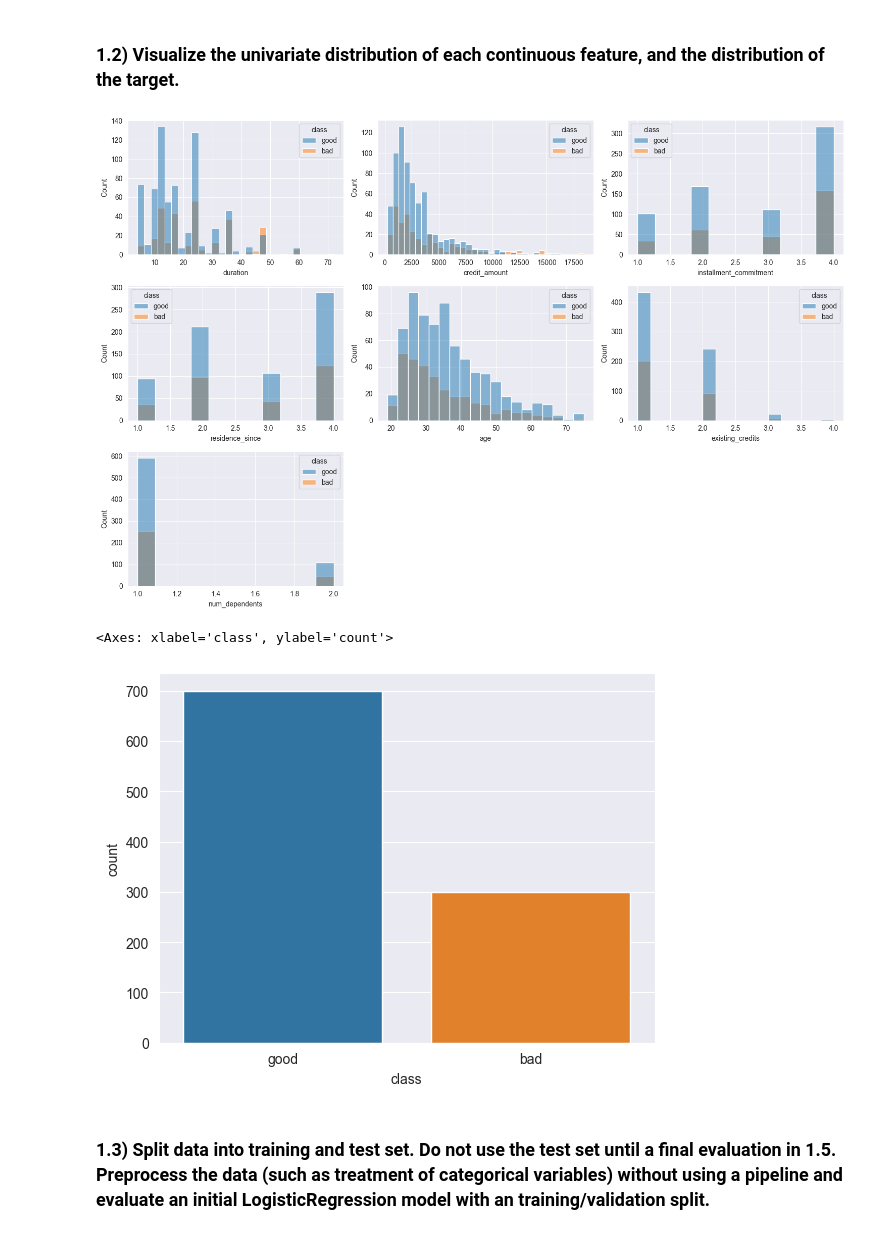
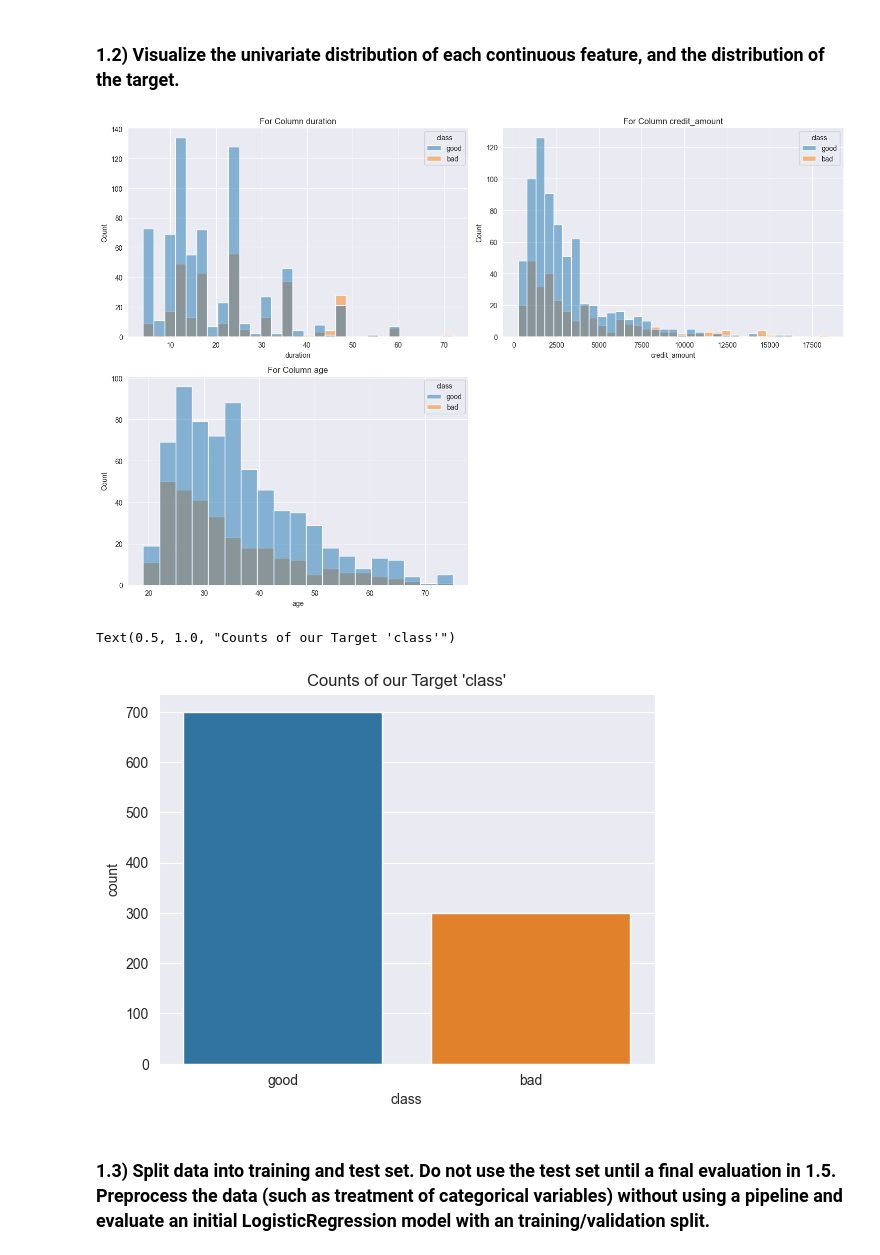
Before and after one commit to harshalk612/ML-Assigment, a Jupyter notebook: Advanced HW/hw2/hw2.ipynb, the cells around one changed output. Saved outputs shown, nothing was run; the diff lists cells and outputs as text; code cells hidden in the pictures.

```diff
--- a/Advanced HW/hw2/hw2.ipynb
+++ b/Advanced HW/hw2/hw2.ipynb
@@ -152,18 +166,20 @@ plt.figure(figsize=(15,10))
 
 # Using a For Loop
 # For all the columns i am setting hue = 'class'
-for index, column in enumerate(num_feats):
-    ax = plt.subplot(3, 3, index + 1)
+for index, column in enumerate(real_num_feats):
+    ax = plt.subplot(2, 2, index + 1)
     sns.histplot(data=df_credits, x = column, hue= 'class', ax=ax)
+    plt.title(f"For Column {column}")
     plt.tight_layout()
 # %% [output]
-[figure, old version]
+[figure, new version]
 # %%
 # Distribution of target alone
-sns.countplot(data=df_credits, x='class')
+sns.countplot(data= df_credits, x='class')
+plt.title("Counts of our Target 'class'")
 # %% [output]
-<Axes: xlabel='class', ylabel='count'>
+Text(0.5, 1.0, "Counts of our Target 'class'")
-[figure, old version]
+[figure, new version]
 # %% [markdown]
 ### 1.3) Split data into training and test set. Do not use the test set until a final evaluation in 1.5. Preprocess the data (such as treatment of categorical variables) without using a pipeline and evaluate an initial LogisticRegression model with an training/validation split.
 # %%
```
Also changed, not shown: parts of 94 cells of this notebook, 1 other file.
